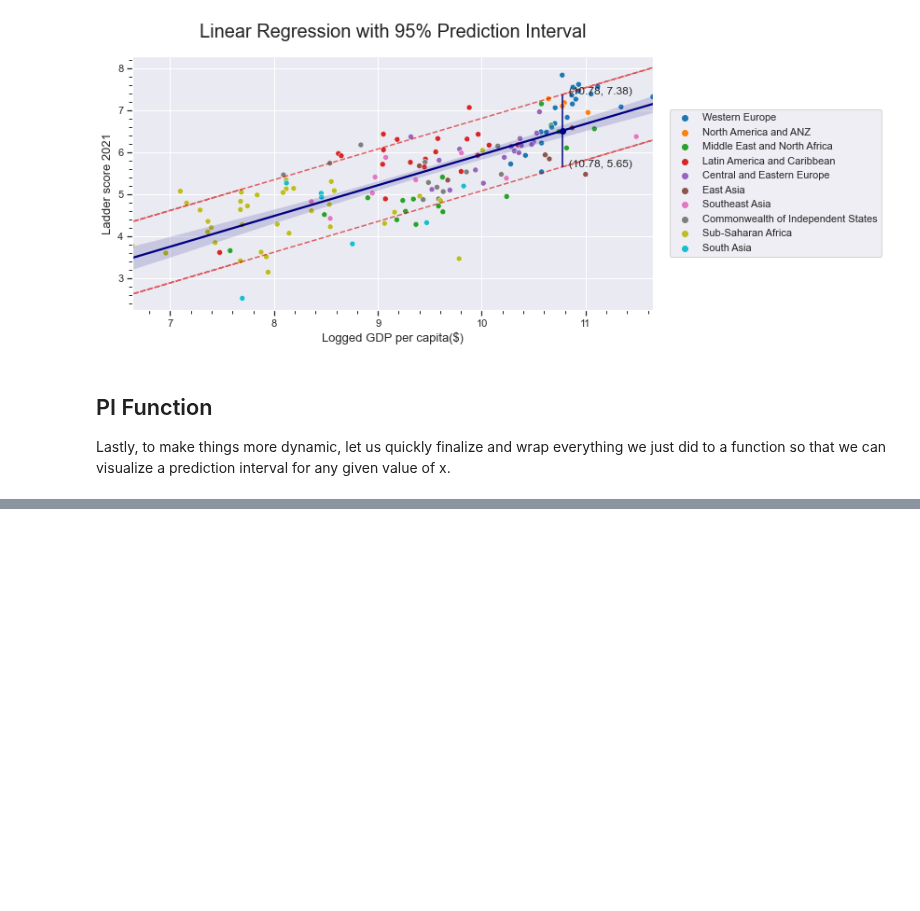
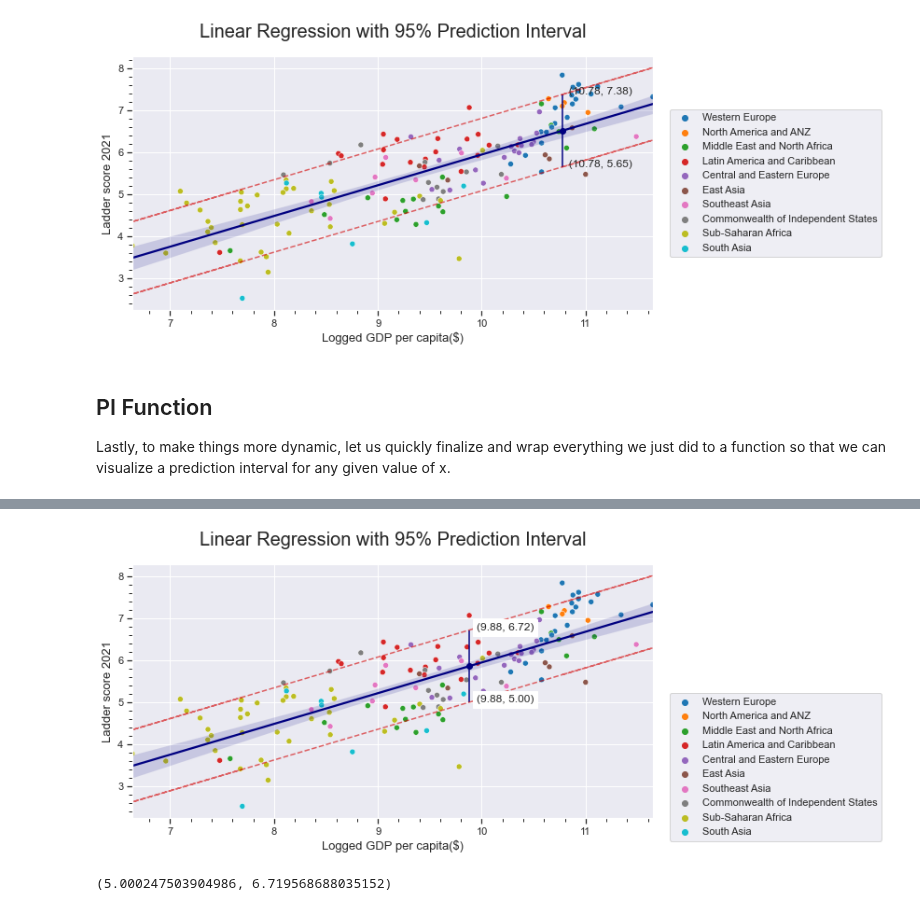
Before and after one commit to Shaheer02/World-Happiness-Report-2021-Analysis, a Jupyter notebook: analysis/Karel/milestone2_EDA.ipynb, the cells around one changed output, grey strips where cells are left out. Saved outputs shown, nothing was run; the diff lists cells and outputs as text; code cells hidden in the pictures; blank space fills up the shorter version.

```diff
--- a/analysis/Karel/milestone2_EDA.ipynb
+++ b/analysis/Karel/milestone2_EDA.ipynb
@@ -394,0 +442,20 @@ print(PI(10.42))
+# %%
+# lower, upper = PI(10) # to estimate GDP for a 6+ ladder score
+# print(upper-  lower)
+def find_lower_limit(limit=5):
+    """
+    finds the lower limit of Logged GDP per capita for a country to be considered happy.
+
+    Parameters
+    ----------
+    limit : float
+      The lowest ladder score for a country to be considered happy; default is 5
+
+    Returns
+    -------
+    a tuple containing the prediction interval of the explanatory variable.
+    """
+    for i in np.arange(6.6, 11.8, 0.001):
+        lower, upper = PI_without_visual(i)
+        if lower > limit:
+            return i
@@ -394,0 +466,5 @@ print(PI(10.42))
+# %%
+PI(find_lower_limit())
+# %% [output]
+[figure, added]
+(5.000247503904986, 6.719568688035152)
```
Also changed, not shown: parts of 11 cells of this notebook, 1 other file.
